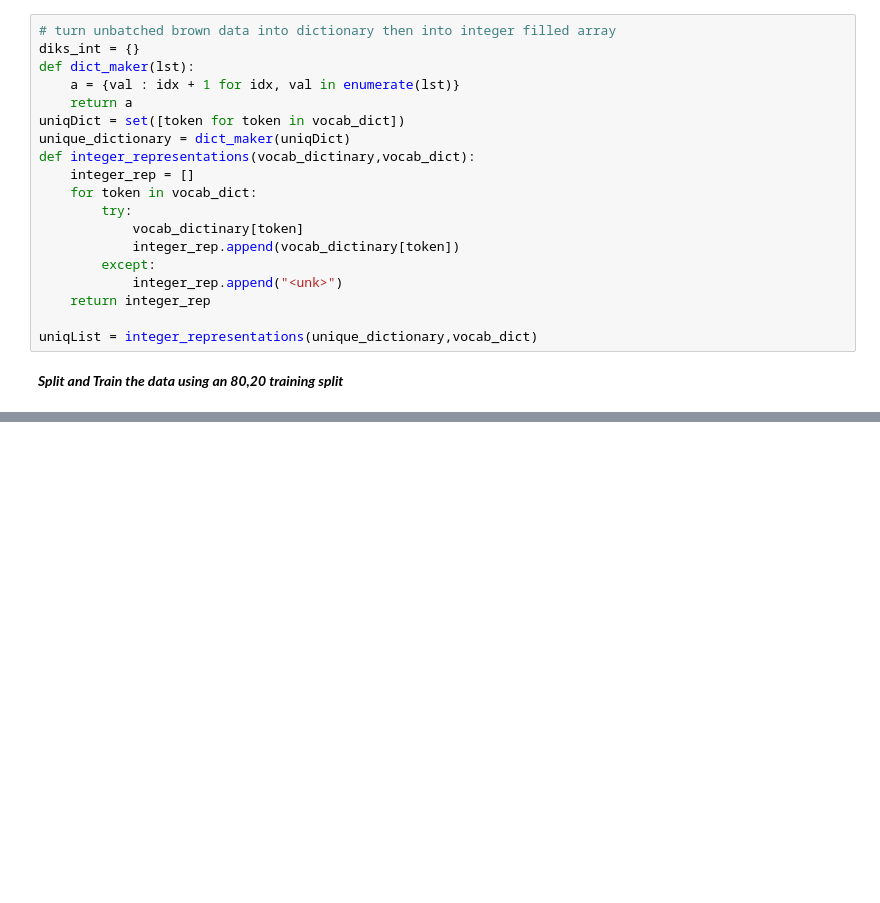
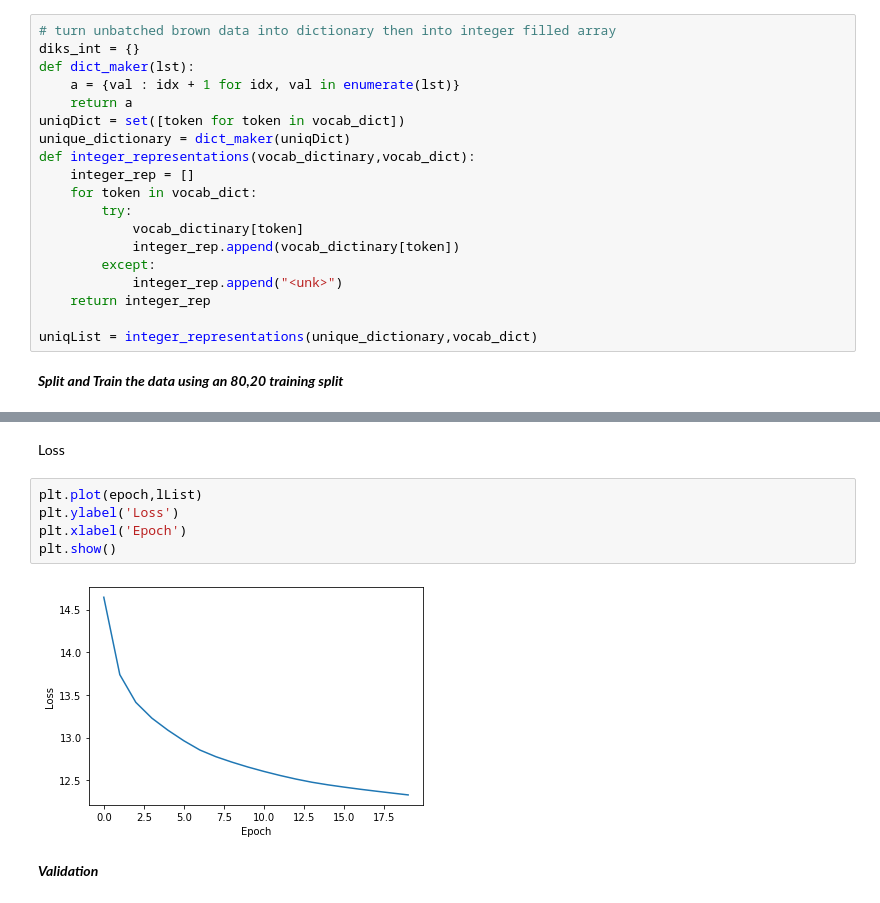
Before and after one commit to wdong97/Bengio-nlp-2, a Jupyter notebook: Proj2-Bonga.ipynb, the cells around one changed output, grey strips where cells are left out. Saved outputs shown, nothing was run; the diff lists cells and outputs as text; blank space fills up the shorter version.

```diff
--- a/Proj2-Bonga.ipynb
+++ b/Proj2-Bonga.ipynb
@@ -326,0 +384,11 @@ Device mapping:
+# %% [markdown]
+Loss
+# %%
+plt.plot(epoch,lList)
+plt.ylabel('Loss')
+plt.xlabel('Epoch')
+plt.show()
+# %% [output]
+[figure, added]
+# %% [markdown]
+***Validation***
```
Also changed, not shown: parts of 28 cells of this notebook.
